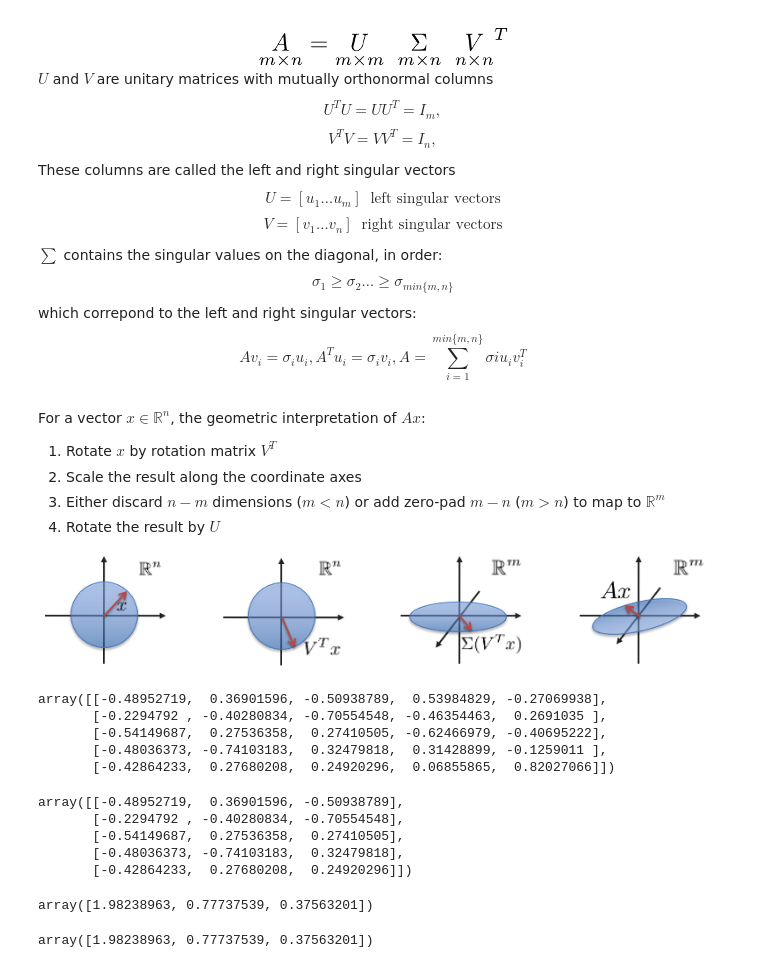
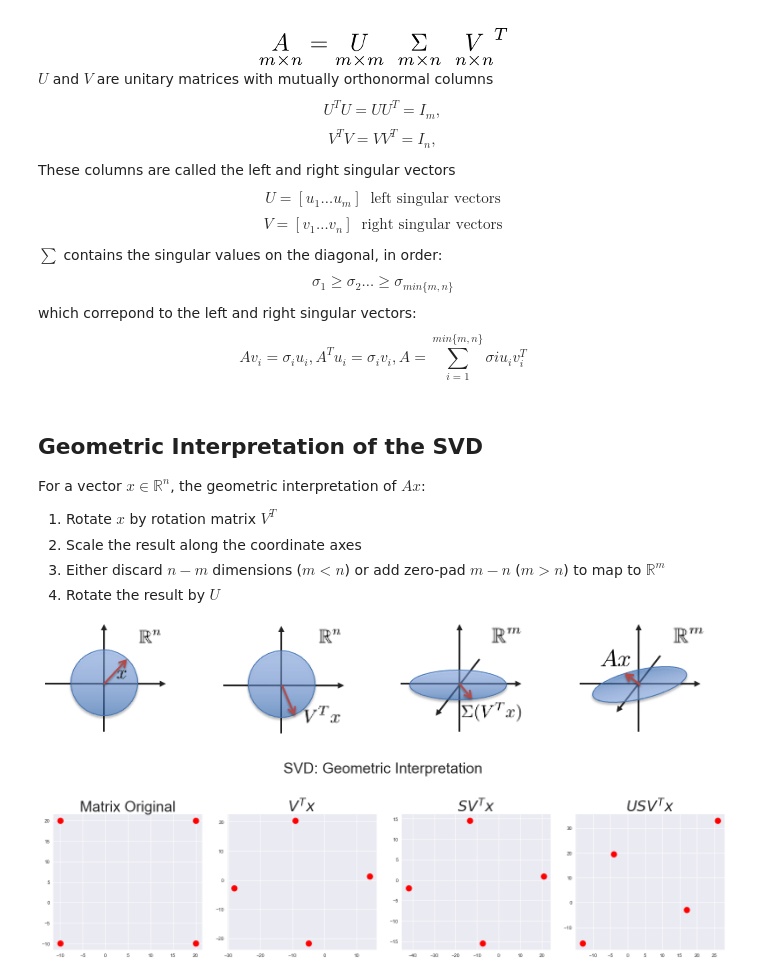
Before and after one commit to skacem/Maths-and-Stats-of-ML, a Jupyter notebook: 203-SVD_basics.ipynb, the cells around one changed output. Drawn from its saved outputs; the diff is of its cells as text; code cells hidden in the pictures.

Commit message:
add SVD geometric interpretation with numpy

```diff
--- a/203-SVD_basics.ipynb
+++ b/203-SVD_basics.ipynb
@@ -14,0 +5,7 @@
+# %%
+import numpy as np
+import pandas as pd
+import matplotlib.pyplot as plt
+plt.style.use( 'seaborn' )
+# Disable jedi autocompleter
+%config Completer.use_jedi = False
@@ -49,6 +56,8 @@ $$\sigma_1  \geqslant \sigma_2 \dots  \geqslant \sigma_{min\{m,n\}}$$
     which correpond to the left and right singular vectors:
 $$Av_i = \sigma_iu_i, A^Tu_i = \sigma_iv_i, A =  \sum^{min\{m,n\}}_{i=1}\sigma i u_i v_i^T$$
 # %% [markdown]
+## Geometric Interpretation of the SVD
+
 For a vector $x \in \mathbb{R}^n$, the geometric interpretation of $Ax$:
 
 1. Rotate $x$ by rotation matrix $V^T$
@@ -64,33 +69,34 @@ import numpy as np
 # %%
-# Create random data matrix
-X = np.random.rand(5,3)
+# Create a data matrix
+A = np.array([[1, 0.3], [0.45, 1.2]])
 
 # Compute full SVD
-U, S, V = np.linalg.svd(X, full_matrices=True)
-
-# Compute economy SVD
-Uhat, Shat, Vhat = np.linalg.svd(X, full_matrices=False)
+U, S, V = np.linalg.svd(A, full_matrices=True)
 # %%
-U
+x = np.array([[-10, -10, 20, 20], [-10, 20, 20, -10]]).T
-# %% [output]
-array([[-0.48952719,  0.36901596, -0.50938789,  0.53984829, -0.27069938],
-       [-0.2294792 , -0.40280834, -0.70554548, -0.46354463,  0.2691035 ],
-       [-0.54149687,  0.27536358,  0.27410505, -0.62466979, -0.40695222],
-       [-0.48036373, -0.74103183,  0.32479818,  0.31428899, -0.1259011 ],
-       [-0.42864233,  0.27680208,  0.24920296,  0.06855865,  0.82027066]])
-# %%
-Uhat
-# %% [output]
-array([[-0.48952719,  0.36901596, -0.50938789],
-       [-0.2294792 , -0.40280834, -0.70554548],
-       [-0.54149687,  0.27536358,  0.27410505],
-       [-0.48036373, -0.74103183,  0.32479818],
-       [-0.42864233,  0.27680208,  0.24920296]])
 # %%
-S
+plt.rcParams['font.size'] = 25
+fig, ax = plt.subplots(1, 4, figsize=(20, 6))
+fig.suptitle('SVD: Geometric Interpretation')
+
+
+ax[0].scatter(x[:, 0], x[:, 1], color='red', s=150)
+ax[0].set_title('Matrix Original', fontsize=30)
+
+temp = x @ V.T
+
+ax[1].scatter(temp[:, 0], temp[:, 1], color='red', s=150 )
+ax[1].set_title('$V^Tx$', fontsize=30)
+
+temp = temp @ np.diag(S)
+ax[2].scatter(temp [:, 0], temp[:, 1], color='red', s= 150)
+ax[2].set_title('$SV^Tx$', fontsize=30)
+
+temp = temp @ U
+ax[3].scatter(temp[:, 0], temp[:, 1], color = 'red' , s= 150 )
+ax[3].set_title('$USV^Tx$', fontsize=30)
+
+plt.tight_layout()
+plt.show ()
 # %% [output]
-array([1.98238963, 0.77737539, 0.37563201])
+[figure, added]
-# %%
-Shat
-# %% [output]
-array([1.98238963, 0.77737539, 0.37563201])
```
Also changed, not shown: parts of 4 cells of this notebook.
